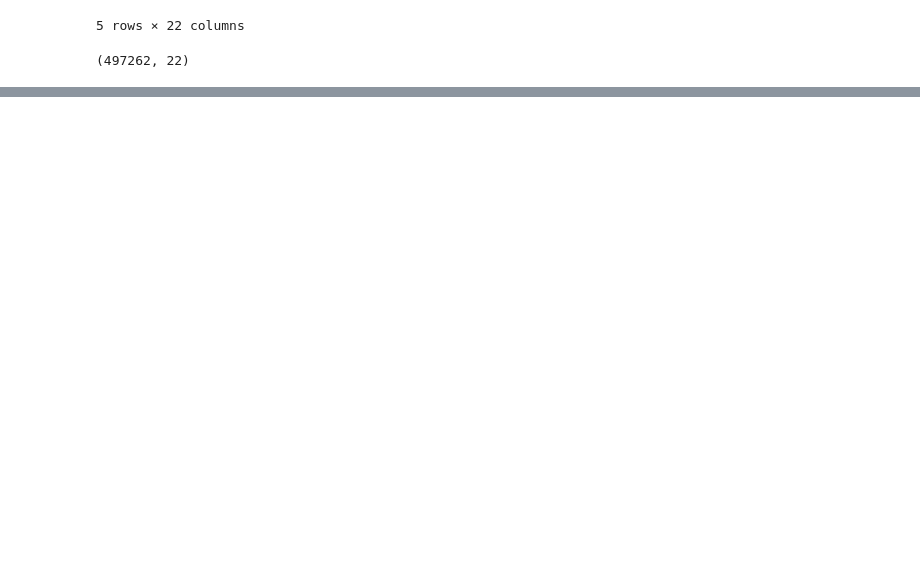
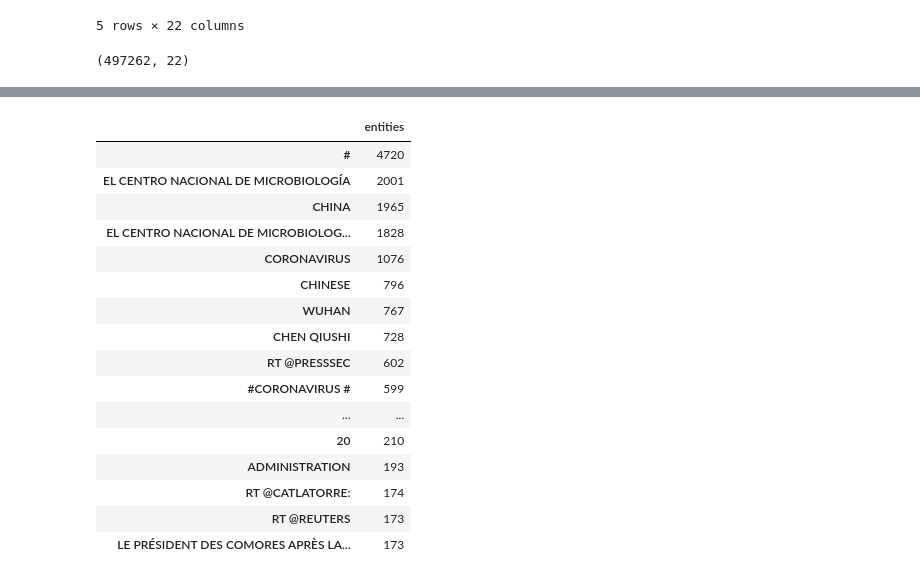
Before and after one commit to cravenre/Twitter_sentiment_in_pandemic, a Jupyter notebook: initial_exploration_cleaning.ipynb, the cells around one changed output, grey strips where cells are left out. Drawn from its saved outputs; the diff is of its cells as text; code cells hidden in the pictures; blank space fills up the shorter version.

```diff
--- a/initial_exploration_cleaning.ipynb
+++ b/initial_exploration_cleaning.ipynb
@@ -100,0 +151,22 @@ add_named_ents(tweets2)
+# %%
+entity_counts = pd.DataFrame(tweets2.entities.value_counts(ascending = False))
+# %%
+entity_counts.head(30)
+# %% [output]
+|  | entities |
+| # | 4720 |
+| EL CENTRO NACIONAL DE MICROBIOLOGÍA | 2001 |
+| CHINA | 1965 |
+| EL CENTRO NACIONAL DE MICROBIOLOG... | 1828 |
+| CORONAVIRUS | 1076 |
+| CHINESE | 796 |
+| WUHAN | 767 |
+| CHEN QIUSHI | 728 |
+| RT @PRESSSEC | 602 |
+| #CORONAVIRUS # | 599 |
+| ... | ... |
+| 20 | 210 |
+| ADMINISTRATION | 193 |
+| RT @CATLATORRE: | 174 |
+| RT @REUTERS | 173 |
+| LE PRÉSIDENT DES COMORES APRÈS LA... | 173 |
```
Also changed, not shown: parts of 15 cells of this notebook.
